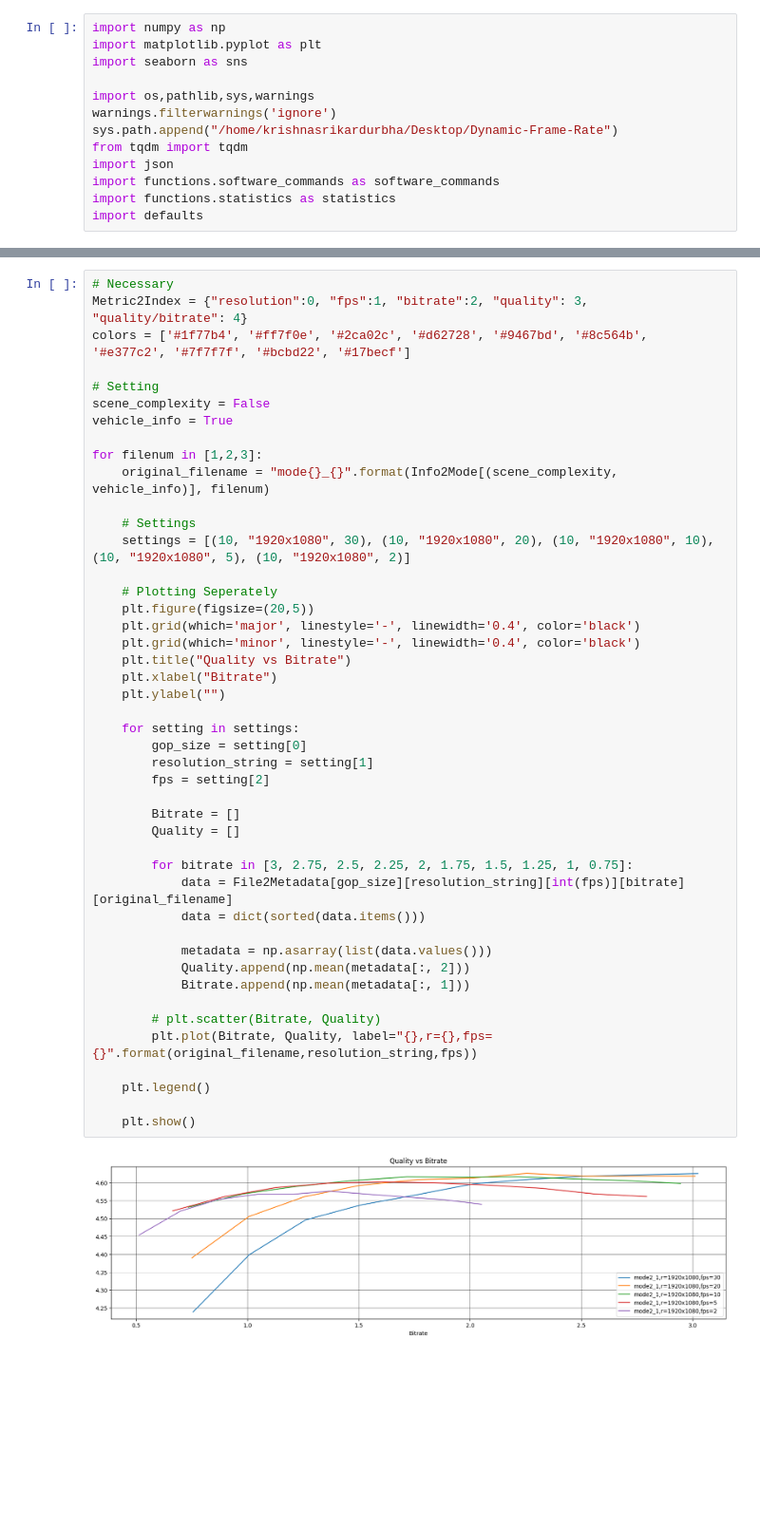
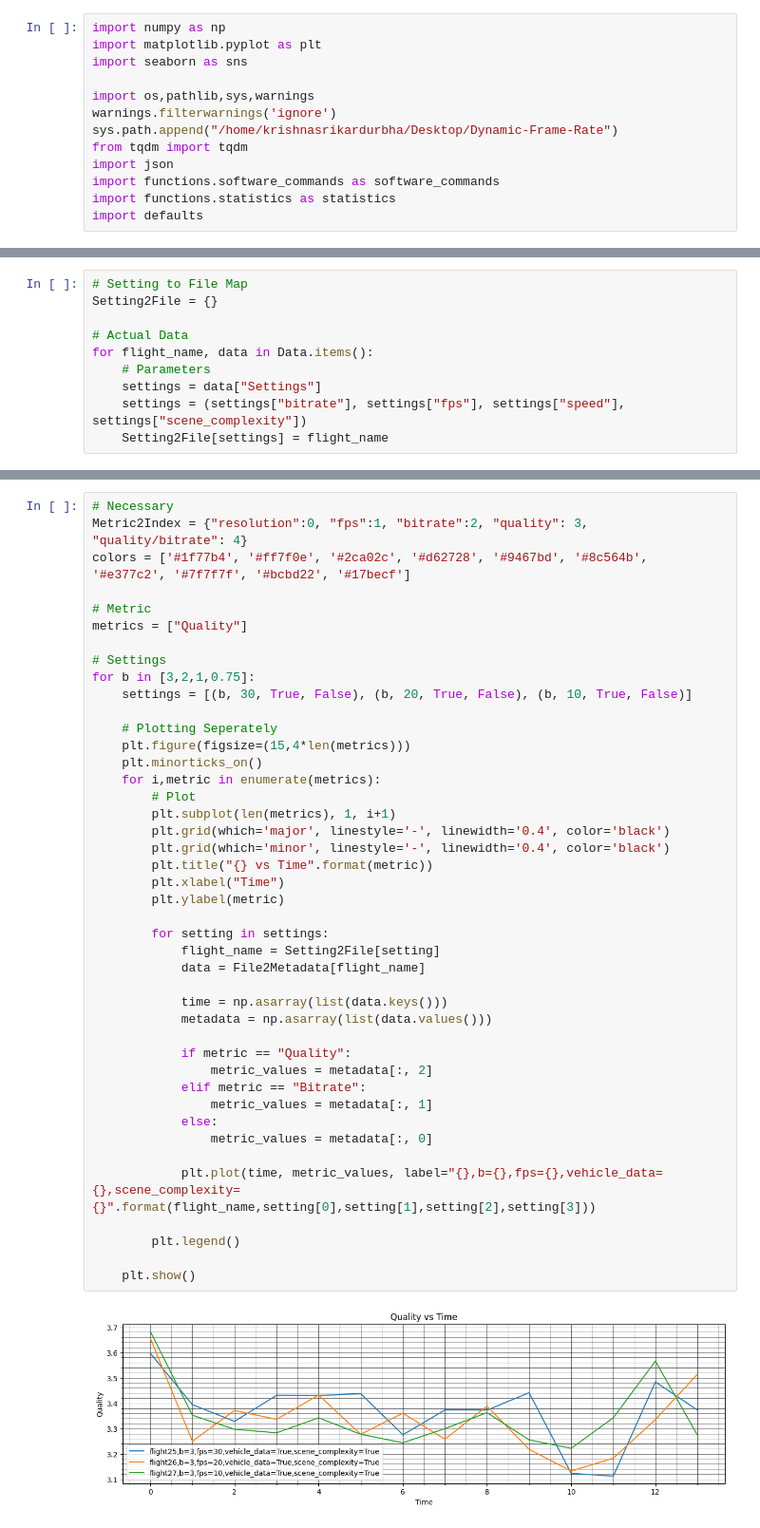
Before and after one commit to krishna-durbha-skydio/Dynamic-Frame-Rate, a Jupyter notebook: statistics/video_quality_analysis.ipynb, the cells around one changed output, grey strips where cells are left out. Shown at 95% size. Saved outputs shown, nothing was run; the diff lists cells and outputs as text; blank space fills up the shorter version.

Commit message:
Real-Time

```diff
--- a/statistics/video_quality_analysis.ipynb
+++ b/statistics/video_quality_analysis.ipynb
@@ -82,0 +37,10 @@ for gop_size in [10,30]:
+# %%
+# Setting to File Map
+Setting2File = {}
+
+# Actual Data
+for flight_name, data in Data.items():
+    # Parameters
+    settings = data["Settings"]
+    settings = (settings["bitrate"], settings["fps"], settings["speed"], settings["scene_complexity"])
+    Setting2File[settings] = flight_name
@@ -83,47 +77,45 @@ for gop_size in [10,30]:
 # %%
 # Necessary
 Metric2Index = {"resolution":0, "fps":1, "bitrate":2, "quality": 3, "quality/bitrate": 4}
 colors = ['#1f77b4', '#ff7f0e', '#2ca02c', '#d62728', '#9467bd', '#8c564b', '#e377c2', '#7f7f7f', '#bcbd22', '#17becf']
 
-# Setting
-scene_complexity = False
-vehicle_info = True
+# Metric
+metrics = ["Quality"]
 
-for filenum in [1,2,3]:
-	original_filename = "mode{}_{}".format(Info2Mode[(scene_complexity, vehicle_info)], filenum)
+# Settings
+for b in [3,2,1,0.75]:
+    settings = [(b, 30, True, False), (b, 20, True, False), (b, 10, True, False)]
 
-	# Settings
-	settings = [(10, "1920x1080", 30), (10, "1920x1080", 20), (10, "1920x1080", 10), (10, "1920x1080", 5), (10, "1920x1080", 2)]
+    # Plotting Seperately
+    plt.figure(figsize=(15,4*len(metrics)))
+    plt.minorticks_on()
+    for i,metric in enumerate(metrics):
+        # Plot
+        plt.subplot(len(metrics), 1, i+1)
+        plt.grid(which='major', linestyle='-', linewidth='0.4', color='black')
+        plt.grid(which='minor', linestyle='-', linewidth='0.4', color='black')
+        plt.title("{} vs Time".format(metric))
+        plt.xlabel("Time")
+        plt.ylabel(metric)
 
-	# Plotting Seperately
-	plt.figure(figsize=(20,5))
-	plt.grid(which='major', linestyle='-', linewidth='0.4', color='black')
-	plt.grid(which='minor', linestyle='-', linewidth='0.4', color='black')
-	plt.title("Quality vs Bitrate")
-	plt.xlabel("Bitrate")
-	plt.ylabel("")
+        for setting in settings:
+            flight_name = Setting2File[setting]
+            data = File2Metadata[flight_name]
 
-	for setting in settings:
-		gop_size = setting[0]
-		resolution_string = setting[1]
-		fps = setting[2]
+            time = np.asarray(list(data.keys()))
+            metadata = np.asarray(list(data.values()))
 
-		Bitrate = []
-		Quality = []
+            if metric == "Quality":
+                metric_values = metadata[:, 2]
+            elif metric == "Bitrate":
+                metric_values = metadata[:, 1]
+            else:
+                metric_values = metadata[:, 0]
 
-		for bitrate in [3, 2.75, 2.5, 2.25, 2, 1.75, 1.5, 1.25, 1, 0.75]:
-			data = File2Metadata[gop_size][resolution_string][int(fps)][bitrate][original_filename]
-			data = dict(sorted(data.items()))
+            plt.plot(time, metric_values, label="{},b={},fps={},vehicle_data={},scene_complexity={}".format(flight_name,setting[0],setting[1],setting[2],setting[3]))
 
-			metadata = np.asarray(list(data.values()))
-			Quality.append(np.mean(metadata[:, 2]))
-			Bitrate.append(np.mean(metadata[:, 1]))
+        plt.legend()
 
-		# plt.scatter(Bitrate, Quality)
-		plt.plot(Bitrate, Quality, label="{},r={},fps={}".format(original_filename,resolution_string,fps))
-
-	plt.legend()
-
-	plt.show()
+    plt.show()
 # %% [output]
-[figure, old version]
+[figure, new version]
```
Also changed, not shown: parts of 12 cells of this notebook, 7 other files.
